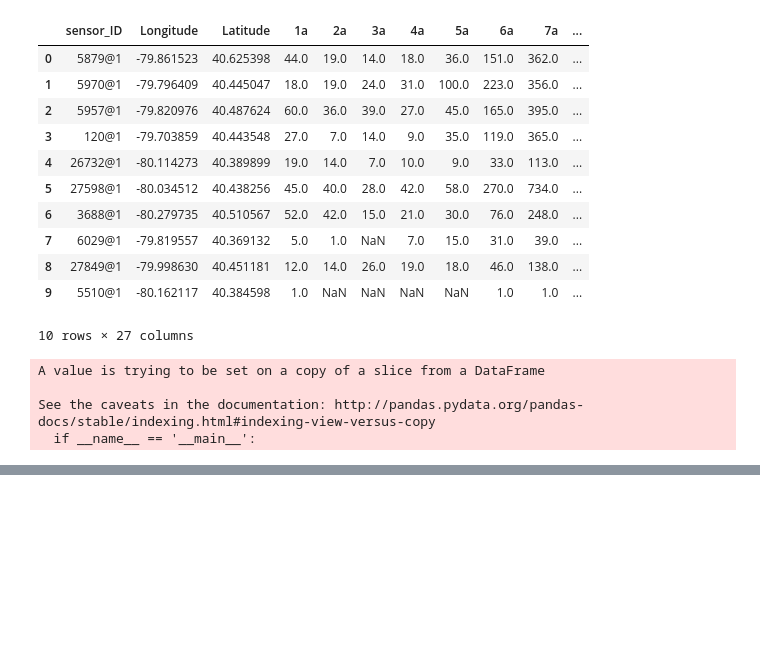
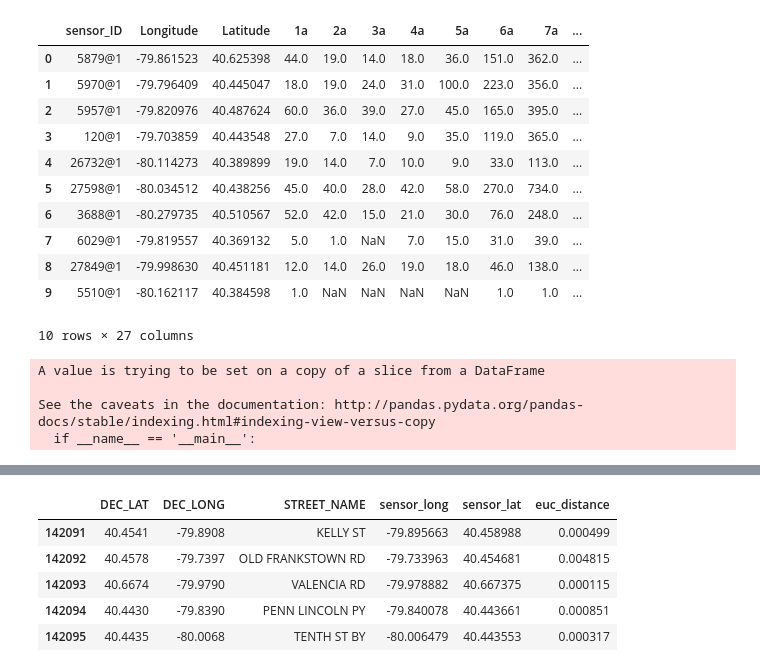
Before and after one commit to amgupta4/Springboard, a Jupyter notebook: Capstone Data Wrangling.ipynb, the cells around one changed output, grey strips where cells are left out. Drawn from its saved outputs; the diff is of its cells as text; code cells hidden in the pictures; blank space fills up the shorter version.

```diff
--- a/Capstone Data Wrangling.ipynb
+++ b/Capstone Data Wrangling.ipynb
@@ -450,0 +453,3 @@ Name: 428, dtype: object
+# %%
+def closest_sensor(x):
+    return traffic.iloc[((abs((x.DEC_LAT-traffic.Latitude)**2-(x.DEC_LONG-traffic.Longitude)**2))**(.5)).argmin(),[1,2]]
@@ -450,0 +491,9 @@ Name: 428, dtype: object
+# %%
+crash_location.tail()
+# %% [output]
+|  | DEC_LAT | DEC_LONG | STREET_NAME | sensor_long | sensor_lat | euc_distance |
+| 142091 | 40.4541 | -79.8908 | KELLY ST | -79.895663 | 40.458988 | 0.000499 |
+| 142092 | 40.4578 | -79.7397 | OLD FRANKSTOWN RD | -79.733963 | 40.454681 | 0.004815 |
+| 142093 | 40.6674 | -79.9790 | VALENCIA RD | -79.978882 | 40.667375 | 0.000115 |
+| 142094 | 40.4430 | -79.8390 | PENN LINCOLN PY | -79.840078 | 40.443661 | 0.000851 |
+| 142095 | 40.4435 | -80.0068 | TENTH ST BY | -80.006479 | 40.443553 | 0.000317 |
```
Also changed, not shown: parts of 8 cells of this notebook.
